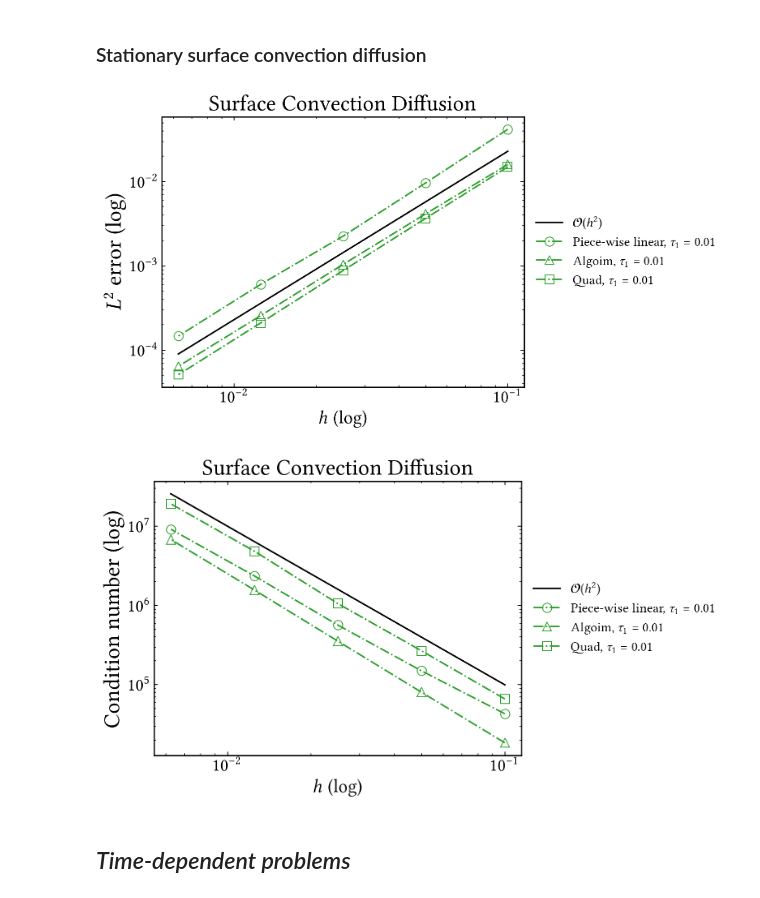
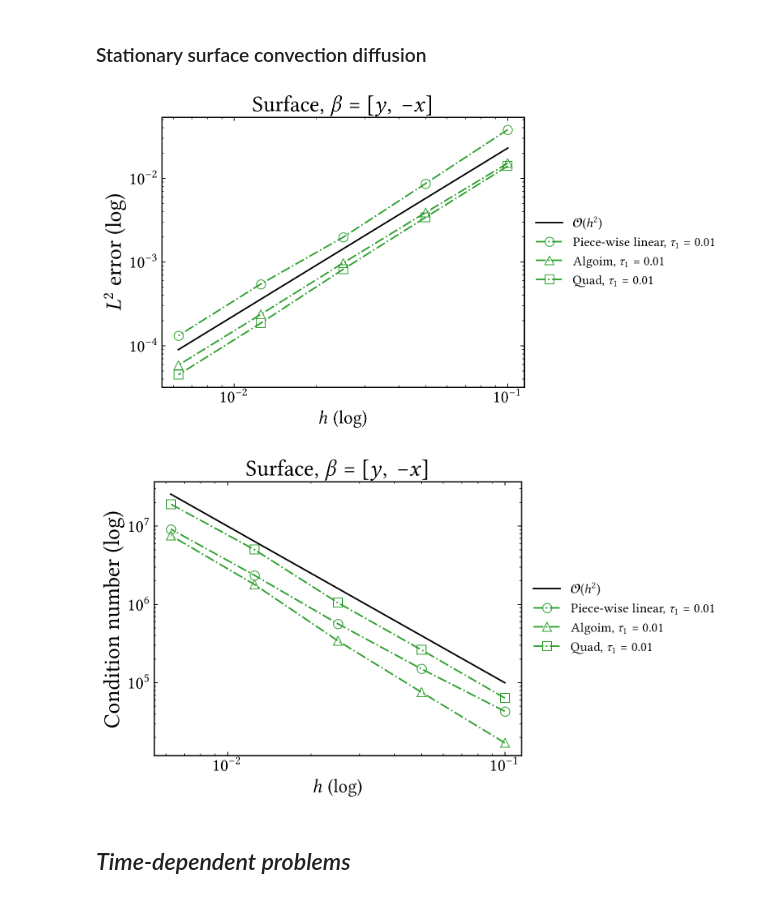
Before and after one commit to CutFEM/CutFEM-Library, a Jupyter notebook: notebook/convection_diffusion/algoim.ipynb, the cells around one changed output. Saved outputs shown, nothing was run; the diff lists cells and outputs as text; code cells hidden in the pictures.

```diff
--- a/notebook/convection_diffusion/algoim.ipynb
+++ b/notebook/convection_diffusion/algoim.ipynb
@@ -258,7 +258,7 @@ plt.show()
 # %% [markdown]
 ### Stationary surface convection diffusion
 # %%
-betaconst = True
+betaconst = False
 
 if betaconst:
     ### beta = [0.4, 0.6]
@@ -283,12 +283,12 @@ else:
     cond_our_method_tau001 = [4.316046e+04,1.503843e+05,5.667299e+05,2.359487e+06,9.157902e+06]
 
     # algoim
-    L2_error_algoim_tau001 = [0.04553739954337022, 0.0174010911338026, 0.006713826151304307, 0.002701089750163722, 0.001150738435910309]
-    cond_algoim_tau001 = [1.855683e+04,8.084735e+04,3.552843e+05,1.568943e+06,6.791685e+06]
+    L2_error_algoim_tau001 = [0.01516521913153729, 0.003894048502260368, 0.0009739246262441643, 0.0002369058156759803, 5.8664164903454e-05]
+    cond_algoim_tau001 = [1.704927e+04,7.591568e+04,3.433304e+05,1.802197e+06,7.576800e+06]
 
     # quad  (pseudo-implemented normals) (error explodes when I put GradL = 1./4)
-    L2_error_quad_tau001 = [0.04597934505938889, 0.01723959674180166, 0.006647947074036971, 0.00269055438874507, 0.001147910682907114]
-    cond_quad_tau001 = [6.624836e+04,2.689920e+05,1.057304e+06,4.845121e+06,1.914560e+07]
+    L2_error_quad_tau001 = [0.01402053142208245, 0.003409828534637136, 0.0008180813436670271, 0.0001860624699211108, 4.505168019854792e-05]
+    cond_quad_tau001 = [6.371264e+04,2.632026e+05,1.052667e+06,5.022735e+06,1.910010e+07]
 
 h = [0.1, 0.05, 0.025, 0.0125, 0.00625]
 
@@ -298,37 +298,43 @@ ax2.loglog(h, 2.3e-0*np.power(h, 2), label=r"$\mathcal{O}(h^{2})$", linestyle="-
 
 
 ax2.loglog(h, L2_error_our_method_tau001,  marker='o', markersize=9,linestyle="-.", markeredgewidth=0.8, markerfacecolor="None", color="C2", label=r"Piece-wise linear, $\tau_1 = 0.01$")
 ax2.loglog(h, L2_error_algoim_tau001,  marker='^', markersize=9,linestyle="-.", markeredgewidth=0.8, markerfacecolor="None", color="C2", label=r"Algoim, $\tau_1= 0.01$")
 ax2.loglog(h, L2_error_quad_tau001,  marker='s', markersize=9,linestyle="-.", markeredgewidth=0.8, markerfacecolor="None", color="C2", label=r"Quad, $\tau_1= 0.01$")
 
 
 ax2.legend(prop={'size': 13},loc='center left', bbox_to_anchor=(1.0, 0.5), ncol=1, frameon=False)
 ax2.set_xlabel(r"$h$ (log)", fontsize=18)
 ax2.tick_params(axis='both', which='major', labelsize=17)
 ax2.set_ylabel(r"$L^2$ error (log)", fontsize=22)
-ax2.set_title(r"Surface Convection Diffusion")
+if betaconst:
+    ax2.set_title(r"Surface, $\beta = [0.4,\ 0.6]$")
+else:
+    ax2.set_title(r"Surface, $\beta = [y,\ -x]$")
 
 plt.show()
 #fig1.savefig("output/reynold_error_example1.pdf", bbox_inches="tight")
 
 fig3, ax3 = plt.subplots()
 
 ax3.loglog(h, 1e3*np.power(h, -2), label=r"$\mathcal{O}(h^{2})$", linestyle="-", color="black")
 
 ax3.loglog(h, cond_our_method_tau001,  marker='o', markersize=9,linestyle="-.", markeredgewidth=0.8, markerfacecolor="None", color="C2", label=r"Piece-wise linear, $\tau_1 = 0.01$")
 ax3.loglog(h, cond_algoim_tau001,  marker='^', markersize=9,linestyle="-.", markeredgewidth=0.8, markerfacecolor="None", color="C2", label=r"Algoim, $\tau_1= 0.01$")
 ax3.loglog(h, cond_quad_tau001,  marker='s', markersize=9,linestyle="-.", markeredgewidth=0.8, markerfacecolor="None", color="C2", label=r"Quad, $\tau_1= 0.01$")
 
 ax3.legend(prop={'size': 13},loc='center left', bbox_to_anchor=(1.0, 0.5), ncol=1, frameon=False)
 ax3.set_xlabel(r"$h$ (log)", fontsize=18)
 ax3.tick_params(axis='both', which='major', labelsize=17)
 ax3.set_ylabel(r"Condition number (log)", fontsize=22)
-ax3.set_title(r"Surface Convection Diffusion")
+if betaconst:
+    ax3.set_title(r"Surface, $\beta = [0.4,\ 0.6]$")
+else:
+    ax3.set_title(r"Surface, $\beta = [y,\ -x]$")
 
 plt.show()
 # %% [output]
-[figure, old version]
+[figure, new version]
-[figure, old version]
+[figure, new version]
 # %% [markdown]
 ## *Time-dependent problems*
 # %% [markdown]
```
Also changed, not shown: parts of 1 cell of this notebook, 7 other files.
